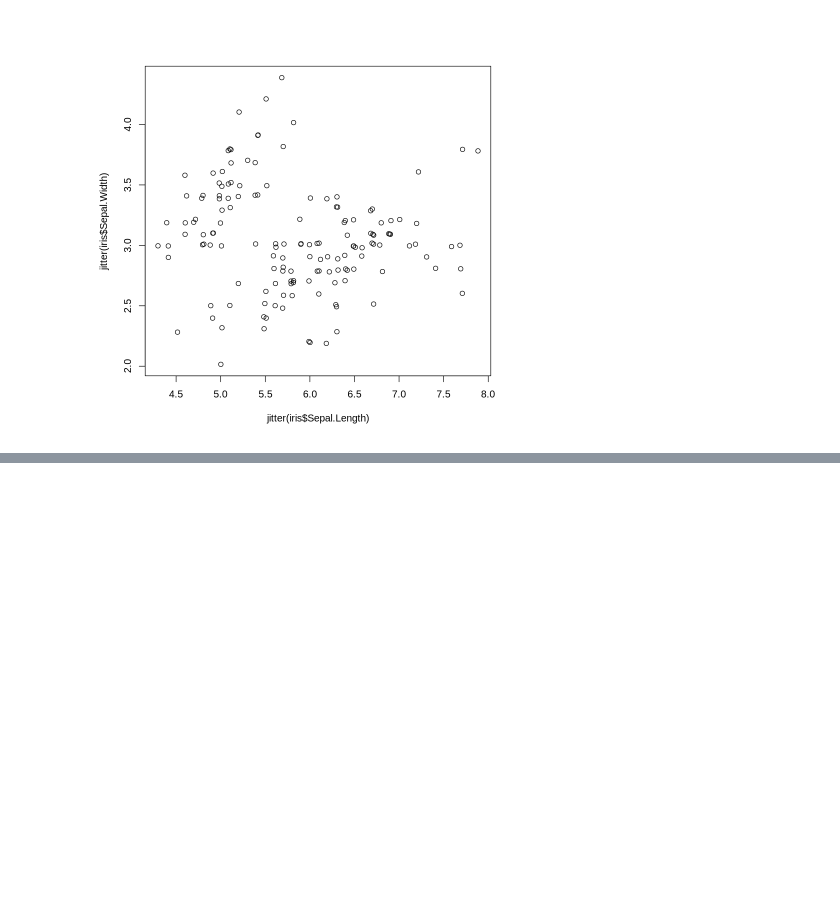
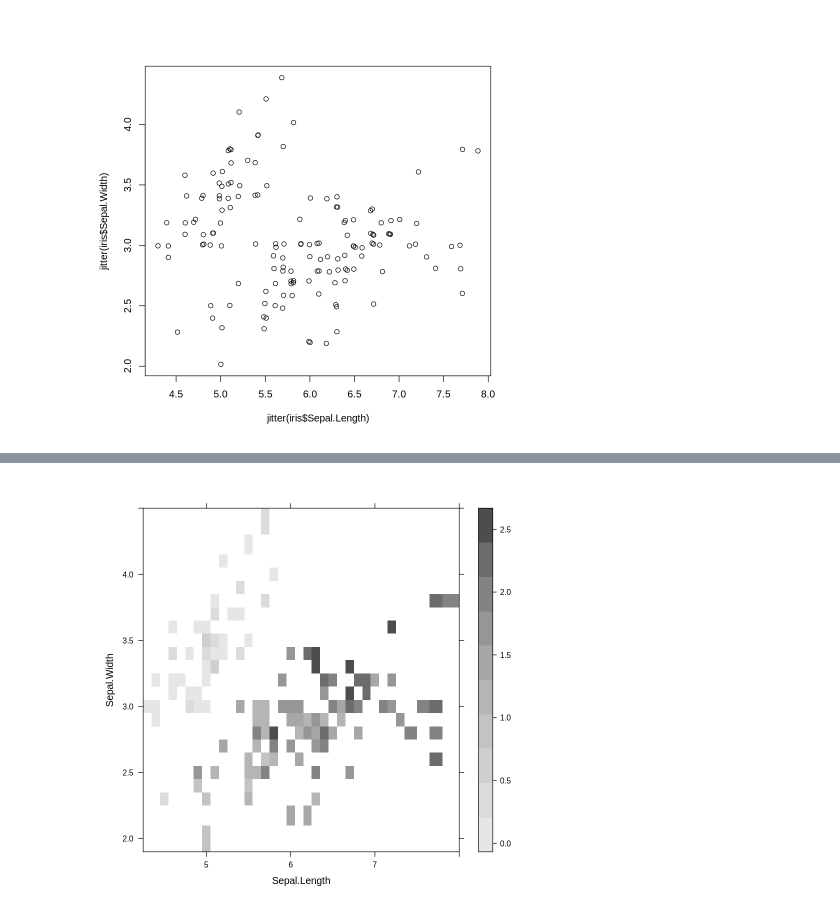
Before and after one commit to BDFL669/Data_Analysis_with_R, a Jupyter notebook: Fundamentals_of_Data_Analysis_in_R_Programming.ipynb, the cells around one changed output, grey strips where cells are left out. Cells and saved outputs as stored; diff of their text form; code cells hidden in the pictures; blank space fills up the shorter version.

```diff
--- a/Fundamentals_of_Data_Analysis_in_R_Programming.ipynb
+++ b/Fundamentals_of_Data_Analysis_in_R_Programming.ipynb
@@ -278,0 +308,5 @@ plot(jitter(iris$Sepal.Length), jitter(iris$Sepal.Width))
+# %%
+library(lattice)
+levelplot(Petal.Width~Sepal.Length*Sepal.Width, iris, cuts=9,col.regions=grey.colors(10)[10:1])
+# %% [output]
+[figure, added]
```
Also changed, not shown: parts of 18 cells of this notebook.
